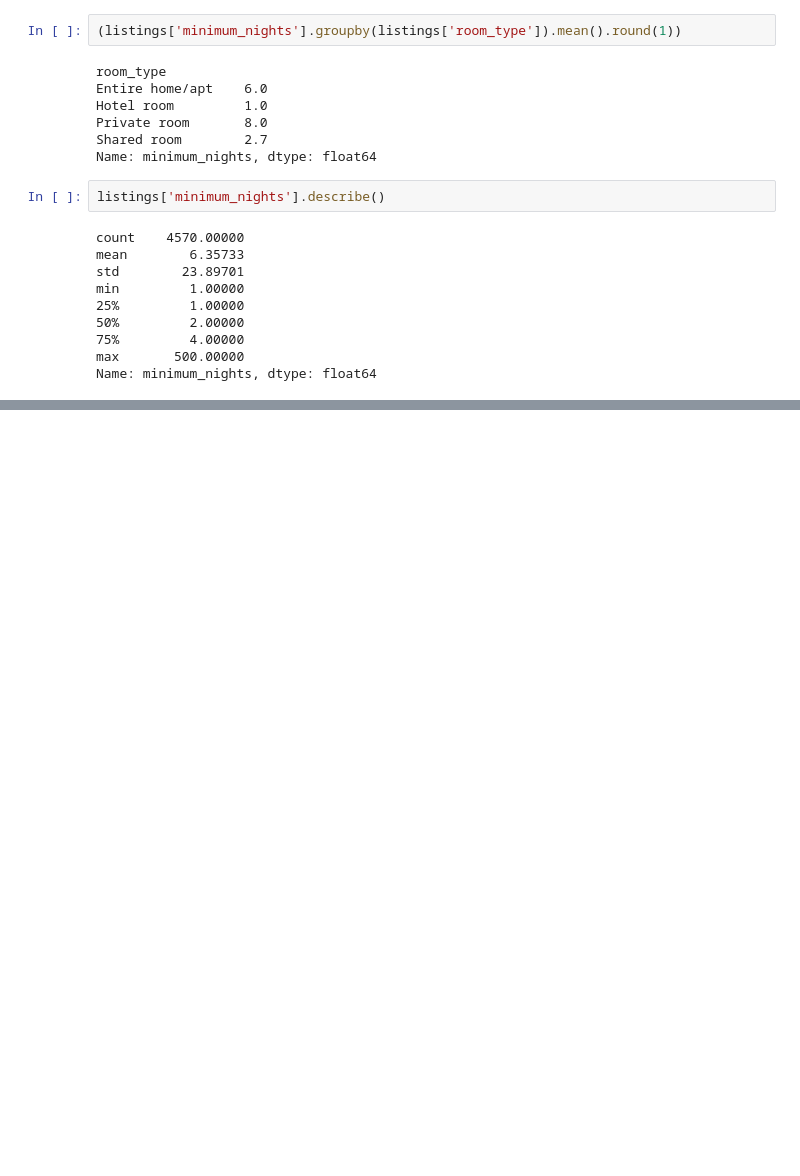
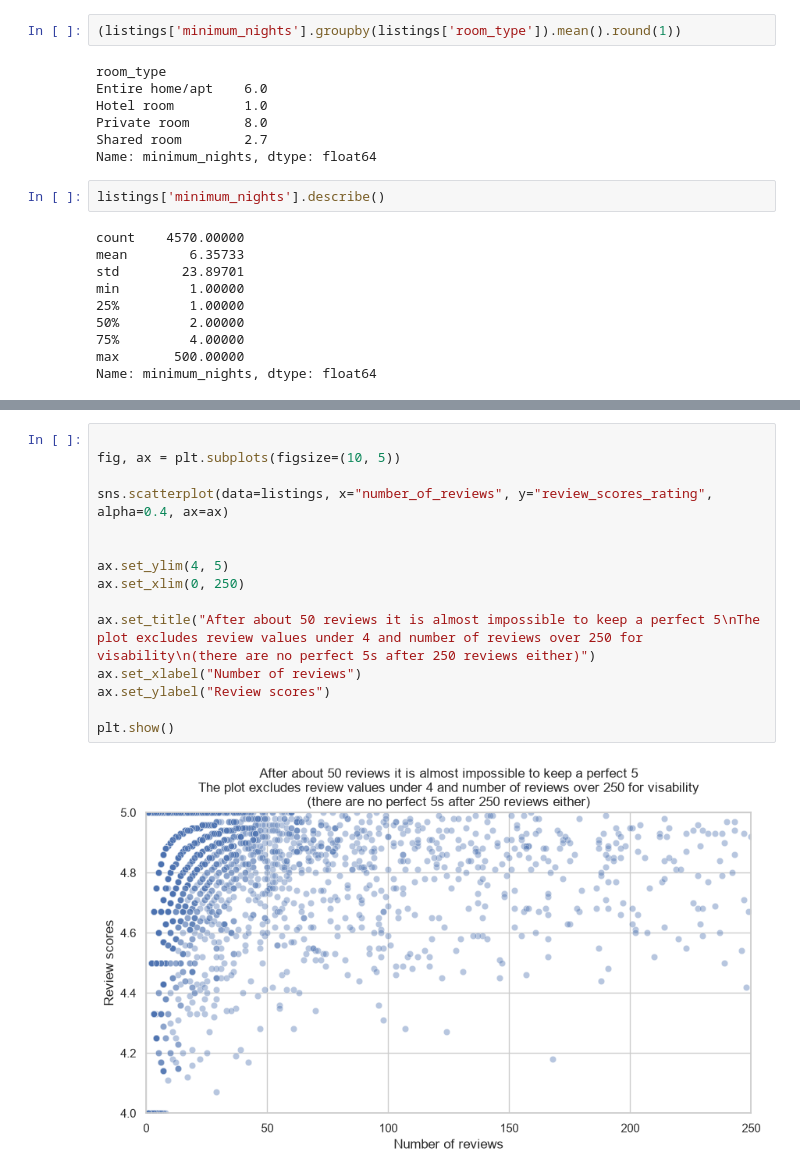
Before and after one commit to ChrisLofgreen/LABS_26-27, a Jupyter notebook: Data analysis/lab8.ipynb, the cells around one changed output, grey strips where cells are left out. Saved outputs shown, nothing was run; the diff lists cells and outputs as text; blank space fills up the shorter version.

```diff
--- a/Data analysis/lab8.ipynb
+++ b/Data analysis/lab8.ipynb
@@ -129,0 +138,17 @@ Name: minimum_nights, dtype: float64
+# %%
+
+fig, ax = plt.subplots(figsize=(10, 5))
+
+sns.scatterplot(data=listings, x="number_of_reviews", y="review_scores_rating", alpha=0.4, ax=ax)
+
+
+ax.set_ylim(4, 5)
+ax.set_xlim(0, 250)
+
+ax.set_title("After about 50 reviews it is almost impossible to keep a perfect 5\nThe plot excludes review values under 4 and number of reviews over 250 for visability\n(there are no perfect 5s after 250 reviews either)")
+ax.set_xlabel("Number of reviews")
+ax.set_ylabel("Review scores")
+
+plt.show()
+# %% [output]
+[figure, added]
```
Also changed, not shown: parts of 11 cells of this notebook.
